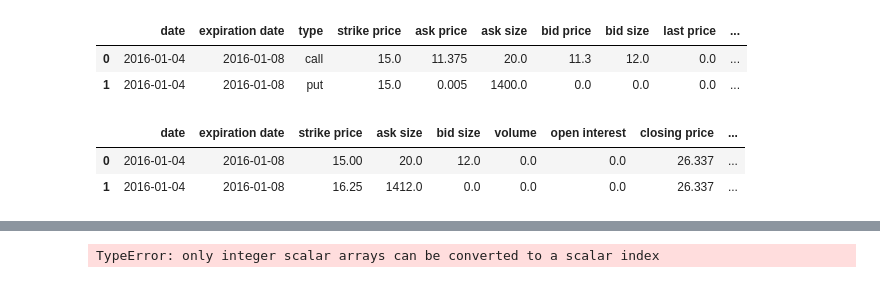
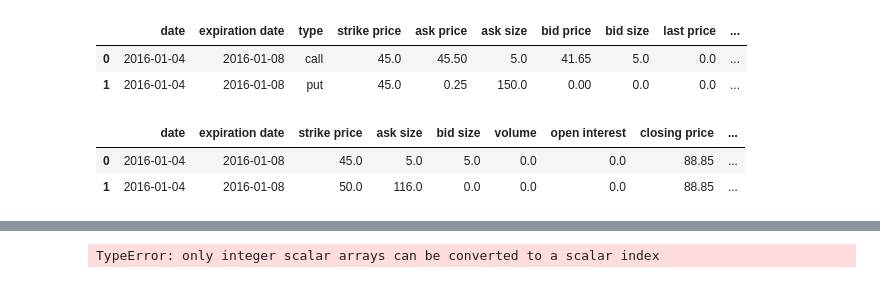
Before and after one commit to joeHollander/Quant_Finance, a Jupyter notebook: Options/DeltaHedgingPressure.ipynb, the cells around one changed output, grey strips where cells are left out. Cells and saved outputs as stored; diff of their text form; code cells hidden in the pictures.

```diff
--- a/Options/DeltaHedgingPressure.ipynb
+++ b/Options/DeltaHedgingPressure.ipynb
@@ -10,13 +11,13 @@ import datetime as dt
 np.warnings.filterwarnings('ignore', category=np.VisibleDeprecationWarning)
 # %%
 # loading data
-path = r"Data\AAPL_options.csv"
+path = r"Data\CVX_options.csv"
 options_df = pd.read_csv(path)
 options_df.head(2)
 # %% [output]
 |  | date | expiration date | type | strike price | ask price | ask size | bid price | bid size | last price | ... |
-| 0 | 2016-01-04 | 2016-01-08 | call | 15.0 | 11.375 | 20.0 | 11.3 | 12.0 | 0.0 | ... |
-| 1 | 2016-01-04 | 2016-01-08 | put | 15.0 | 0.005 | 1400.0 | 0.0 | 0.0 | 0.0 | ... |
+| 0 | 2016-01-04 | 2016-01-08 | call | 45.0 | 45.50 | 5.0 | 41.65 | 5.0 | 0.0 | ... |
+| 1 | 2016-01-04 | 2016-01-08 | put | 45.0 | 0.25 | 150.0 | 0.00 | 0.0 | 0.0 | ... |
 # %%
 # creating mid price
 options_df.loc[:, "mid price"] = round((options_df["ask price"] + options_df["bid price"])/2, 5)
@@ -60,8 +61,8 @@ options_df = options_df[mask1 | mask2]
 options_df.head(2)
 # %% [output]
 |  | date | expiration date | strike price | ask size | bid size | volume | open interest | closing price | ... |
-| 0 | 2016-01-04 | 2016-01-08 | 15.00 | 20.0 | 12.0 | 0.0 | 0.0 | 26.337 | ... |
-| 1 | 2016-01-04 | 2016-01-08 | 16.25 | 1412.0 | 0.0 | 0.0 | 0.0 | 26.337 | ... |
+| 0 | 2016-01-04 | 2016-01-08 | 45.0 | 5.0 | 5.0 | 0.0 | 0.0 | 88.85 | ... |
+| 1 | 2016-01-04 | 2016-01-08 | 50.0 | 116.0 | 0.0 | 0.0 | 0.0 | 88.85 | ... |
 # %%
 # creating new dataframe for date organization
 df = pd.DataFrame()
```
Also changed, not shown: parts of 11 cells of this notebook.
